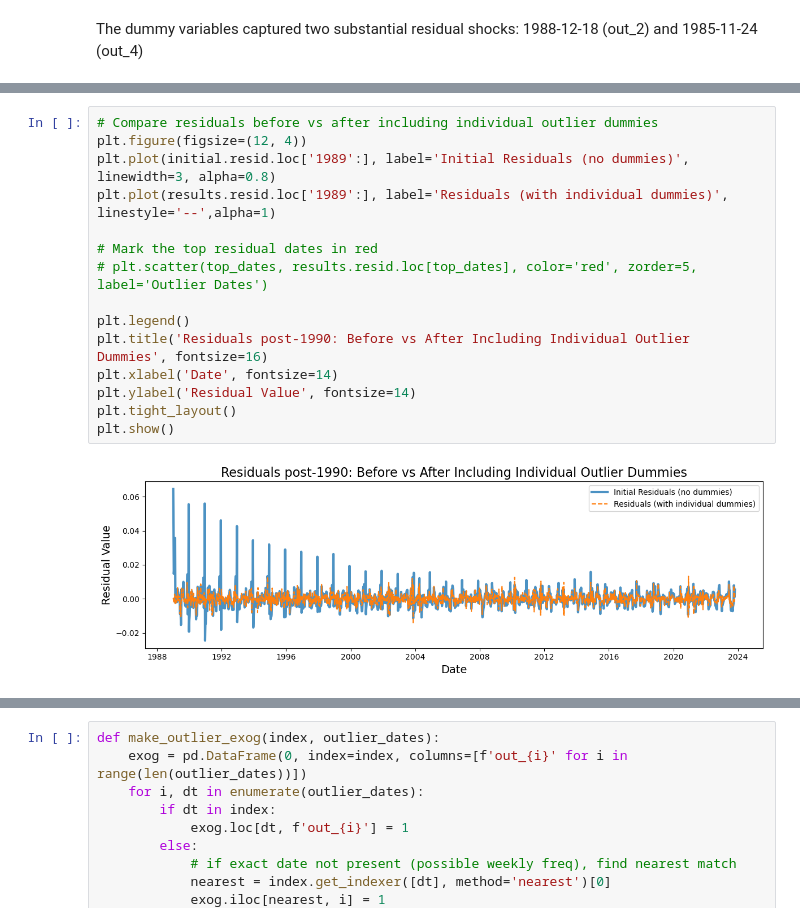
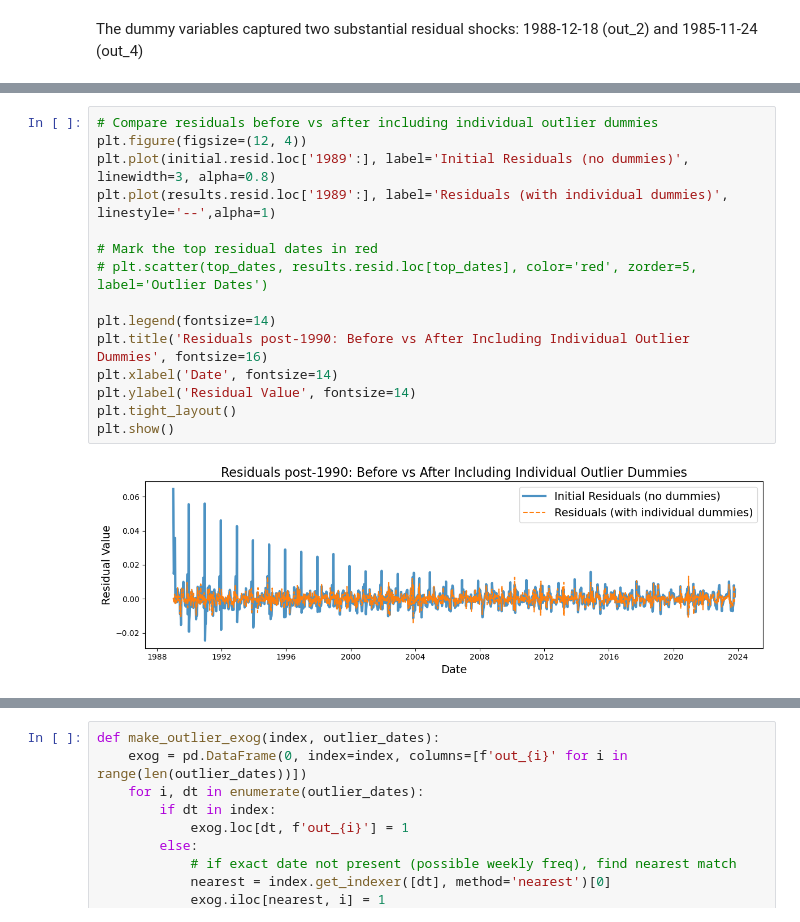
Before and after one commit to apl888/greenhouse-gas-forecasting, a Jupyter notebook: notebooks/4_ch4_modeling.ipynb, the cells around one changed output, grey strips where cells are left out. Cells and saved outputs as stored; diff of their text form.

```diff
--- a/notebooks/4_ch4_modeling.ipynb
+++ b/notebooks/4_ch4_modeling.ipynb
@@ -1460,18 +1479,18 @@ plt.show()
 # %%
 # Compare residuals before vs after including individual outlier dummies
 plt.figure(figsize=(12, 4))
 plt.plot(initial.resid.loc['1989':], label='Initial Residuals (no dummies)', linewidth=3, alpha=0.8)
 plt.plot(results.resid.loc['1989':], label='Residuals (with individual dummies)', linestyle='--',alpha=1)
 
 # Mark the top residual dates in red
 # plt.scatter(top_dates, results.resid.loc[top_dates], color='red', zorder=5, label='Outlier Dates')
 
-plt.legend()
+plt.legend(fontsize=14)
 plt.title('Residuals post-1990: Before vs After Including Individual Outlier Dummies', fontsize=16)
 plt.xlabel('Date', fontsize=14)
 plt.ylabel('Residual Value', fontsize=14)
 plt.tight_layout()
 plt.show()
 # %% [output]
-[figure, old version]
+[figure, new version]
 # %%
```
Also changed, not shown: parts of 3 cells of this notebook.
